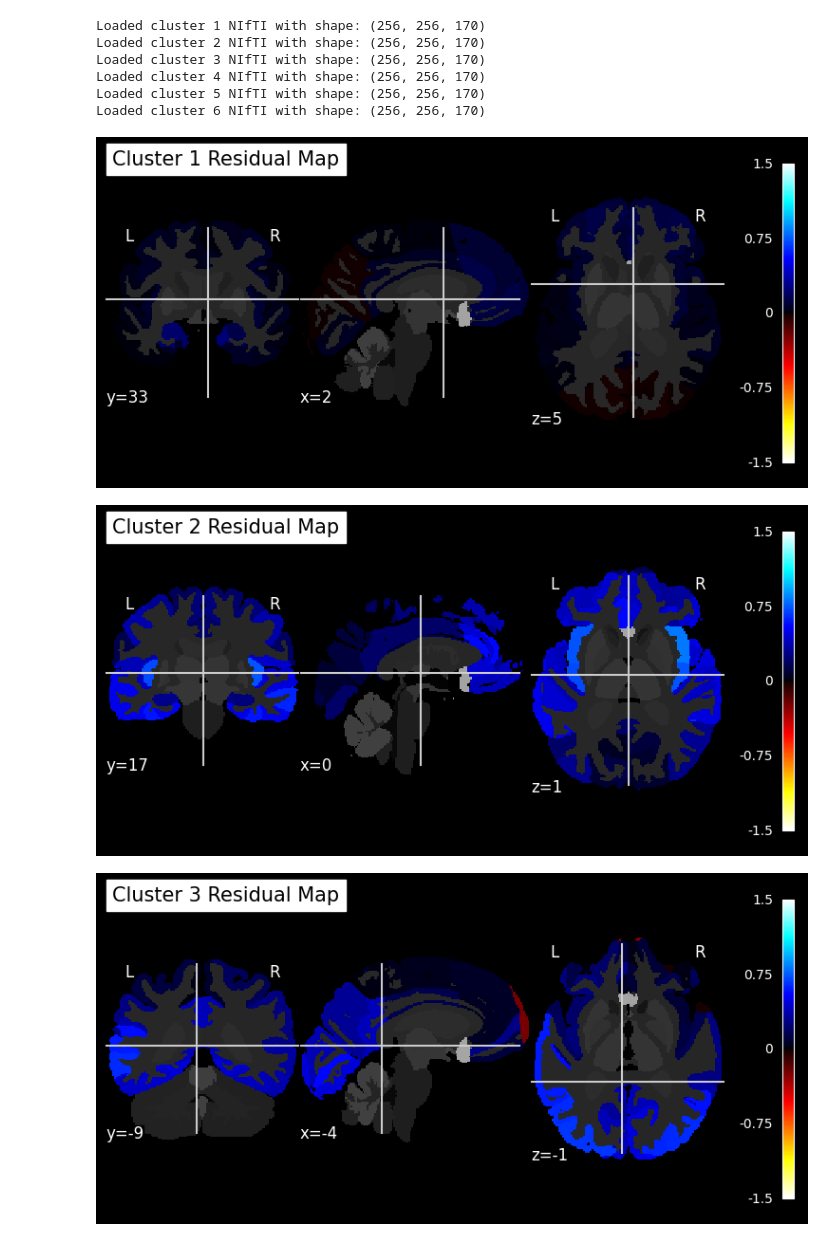
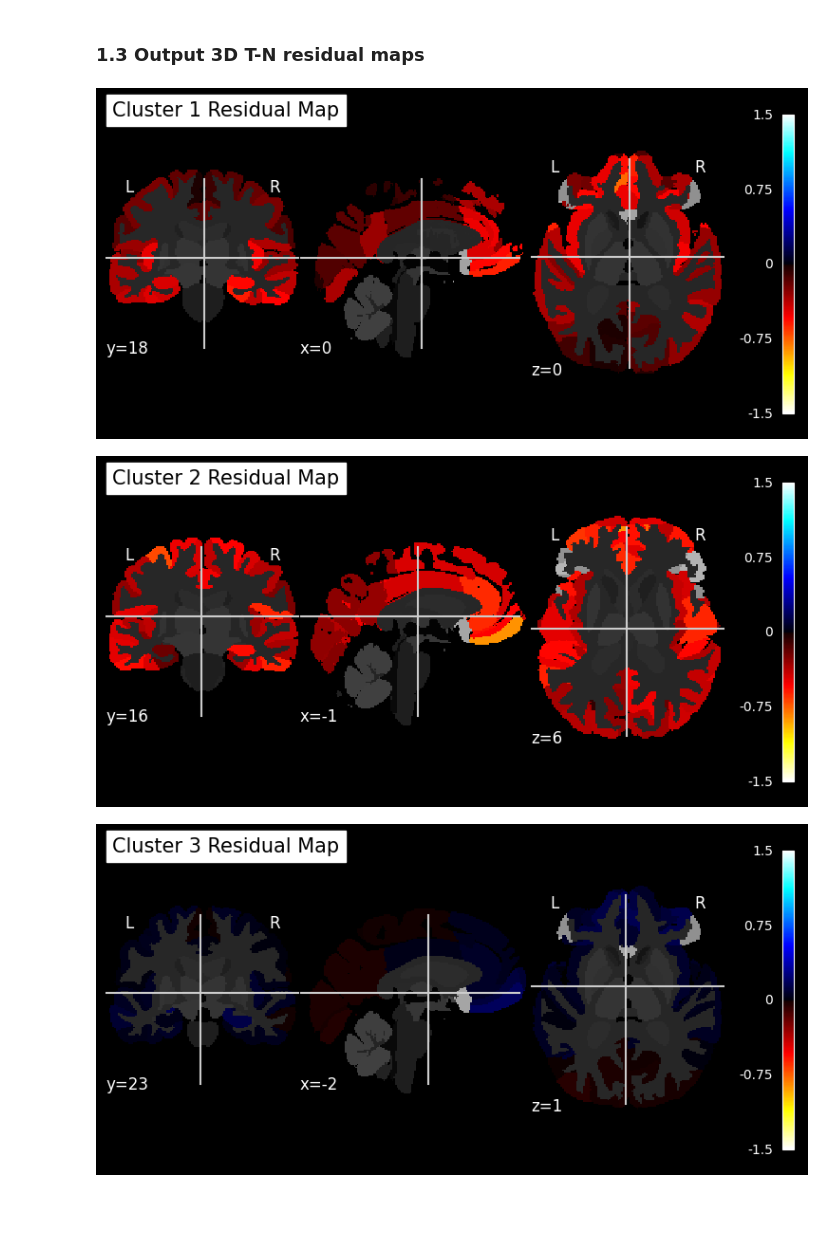
Before and after one commit to xueying-lyu/mismatch, a Jupyter notebook: notebook.ipynb, the cells around one changed output. Cells and saved outputs as stored; diff of their text form; code cells hidden in the pictures; blank space fills up the shorter version.

Commit message:
Update everything from cluster

```diff
--- a/notebook.ipynb
+++ b/notebook.ipynb
@@ -315,16 +323,0 @@ Showing Cluster 6 Heatmap:
-# %%
-import nibabel as nib
-
-nifti_images = {}  # Dictionary to store loaded NIfTI images
-
-for cluster_id, path in outputs["cluster_nifti_maps"]:
-    img = nib.load(path)
-    nifti_images[cluster_id] = img
-    print(f"Loaded cluster {cluster_id} NIfTI with shape: {img.shape}")
-# %% [output]
-Loaded cluster 1 NIfTI with shape: (256, 256, 170)
-Loaded cluster 2 NIfTI with shape: (256, 256, 170)
-Loaded cluster 3 NIfTI with shape: (256, 256, 170)
-Loaded cluster 4 NIfTI with shape: (256, 256, 170)
-Loaded cluster 5 NIfTI with shape: (256, 256, 170)
-Loaded cluster 6 NIfTI with shape: (256, 256, 170)
@@ -335,35 +324,43 @@ Loaded cluster 6 NIfTI with shape: (256, 256, 170)
+# %% [markdown]
+### 1.3 Output 3D T-N residual maps
 # %%
+# Visualization of T-N residual maps
+
+
 from nilearn import plotting
 import nibabel as nib
 import os
 
 # Set paths
-heatmap_dir = "demo_run_cluster_heatmaps"
-bg_path = "/project/wolk/xyl/tn_mismatch/tn_mismatch/preprocess/antsMalfLabeling.nii.gz"
+heatmap_dir = "results/demo_run1_cluster_heatmaps"
+bg_path = "./simulated_data/antsMalfLabeling.nii.gz" # Path of the customized atlas
 custom_bg = nib.load(bg_path)
+n_clusters=6
 
-# Loop and display in notebook
-for cluster_id in range(1, 7):  # adjust range if needed
+
+
+# Loop and display residual maps loaded on the atlas, the more negative of the residual indicates greater vulnerabilty (N>T)
+for cluster_id in range(1, n_clusters + 1):
     map_path = os.path.join(heatmap_dir, f"cluster_{cluster_id}_residual_map.nii.gz")
 
     if os.path.exists(map_path):
         stat_map = nib.load(map_path)
         title = f"Cluster {cluster_id} Residual Map"
 
         display = plotting.plot_stat_map(
             stat_map,
             bg_img=custom_bg,
             threshold=0,
             cmap="cold_hot_r",
             colorbar=True,
             vmin=-1.5,
             vmax=1.5,
             title=title
         )
-        plotting.show()  # This will render inline in Jupyter
+        plotting.show()
     else:
         print(f"⚠️ Skipped missing file: {map_path}")
 # %% [output]
-[figure, old version]
+[figure, new version]
-[figure, old version]
+[figure, new version]
-[figure, old version]
+[figure, new version]
```
Also changed, not shown: parts of 46 cells of this notebook, 36 other files.
